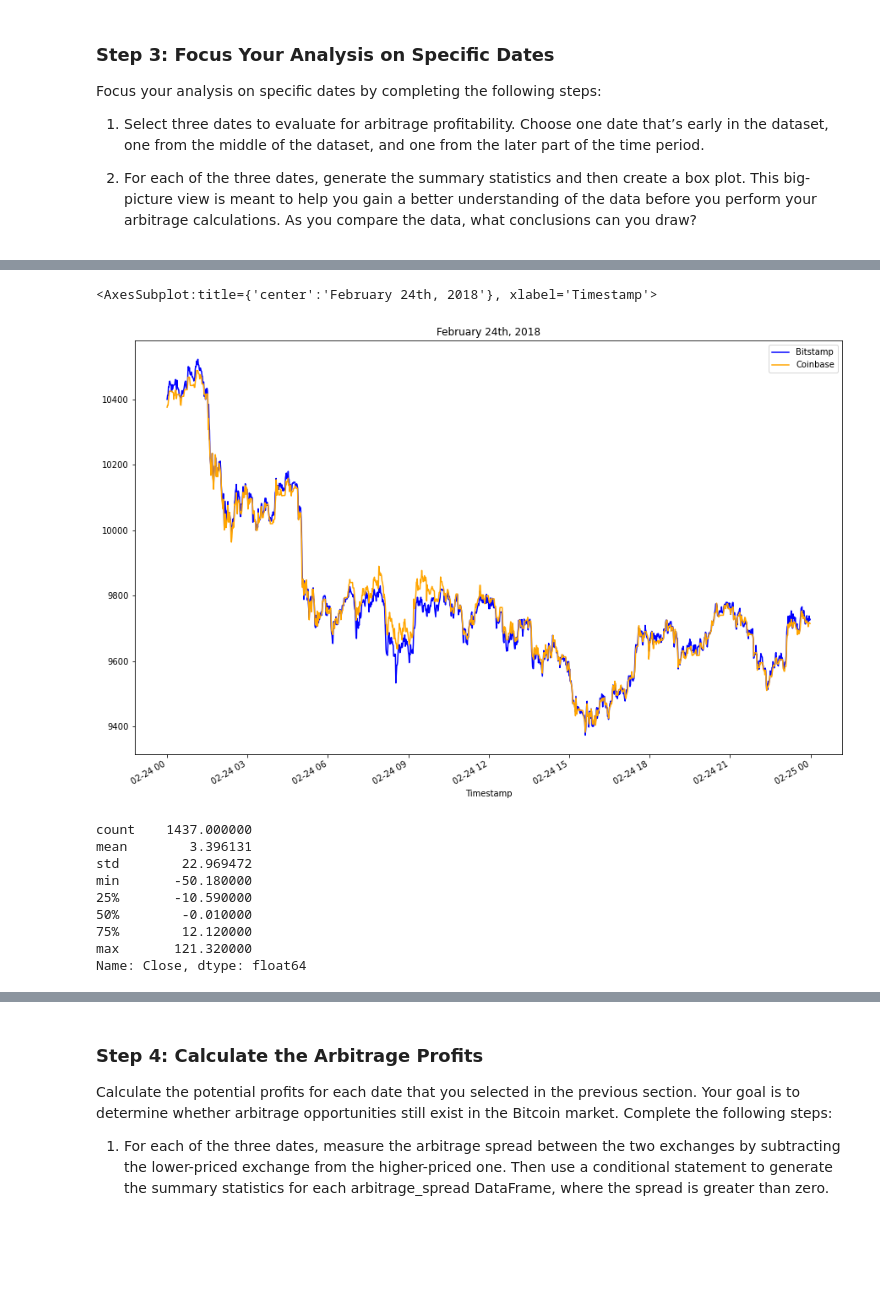
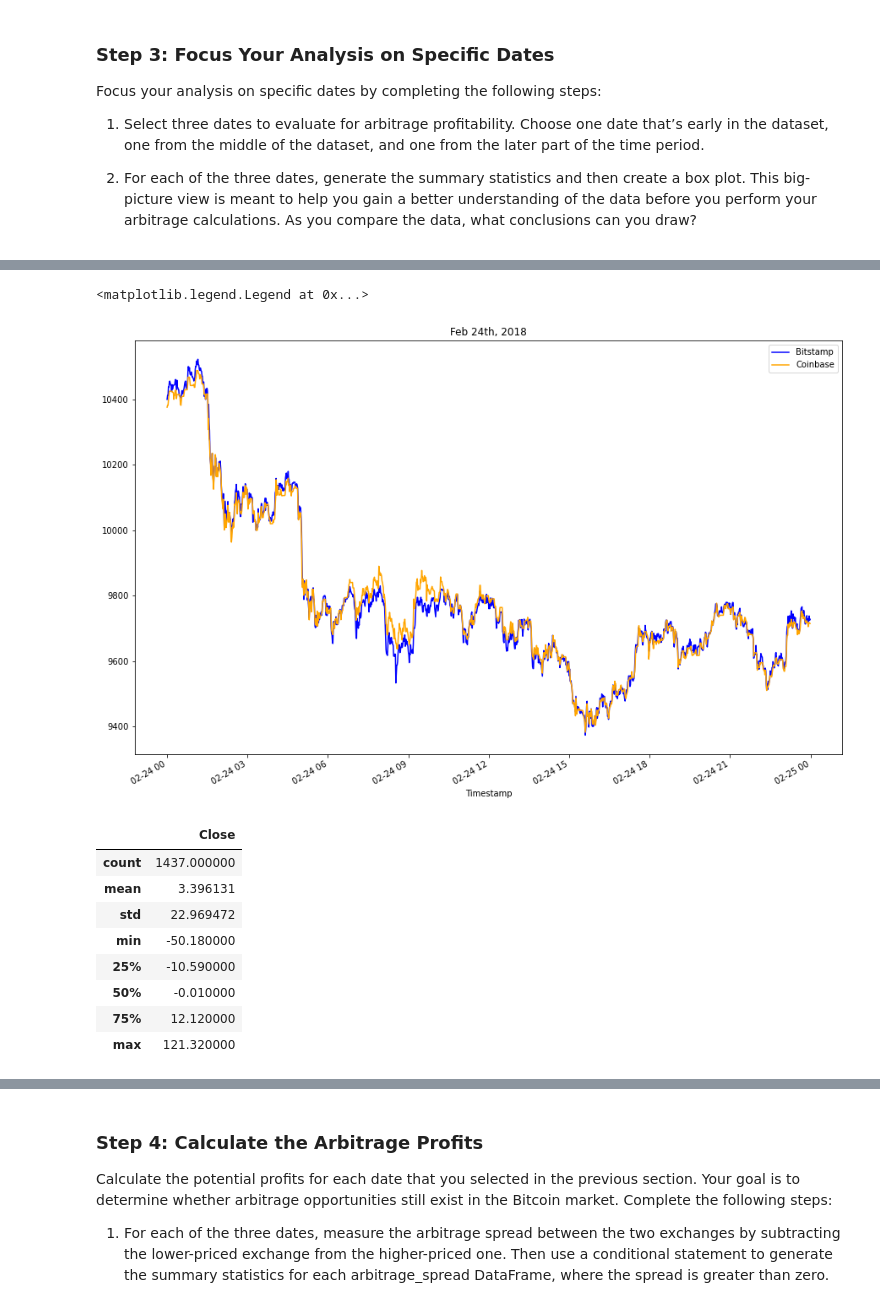
Before and after one commit to galcivar/module_03, a Jupyter notebook: crypto_arbitrage.ipynb, the cells around one changed output, grey strips where cells are left out. Cells and saved outputs as stored; diff of their text form; code cells hidden in the pictures; blank space fills up the shorter version.

```diff
--- a/crypto_arbitrage.ipynb
+++ b/crypto_arbitrage.ipynb
@@ -244,5 +243,5 @@ coinbase
 # %%
 # Coinbase: Converting Close to Float using pd_numeric
-coinbase["Close"] = pd.to_numeric(coinbase["Close"], downcast="float")
-coinbase["Close"]
+coinbase.loc[:,"Close"] = pd.to_numeric(coinbase.loc[:,"Close"])
+coinbase
 # %% [output]
@@ -261,7 +267,7 @@ Name: Close, Length: 129540, dtype: float32
 # %%
 # Coinbase: Count the rows before we cleanup for duplicates and we run drop_duplicates to cleanup duplicate rows. Then print the info.
 num_rows_start=len(coinbase)
-coinbase.drop_duplicates(keep=False,inplace=True)
+coinbase = coinbase.drop_duplicates()
 num_rows_end=len(coinbase)
 print(f"Cleaned up {num_rows_start-num_rows_end} duplicates")
 # %% [output]
@@ -288,7 +294,7 @@ Select the data you want to analyze. Use `loc` or `iloc` to select the following
 * Close
 # %%
 # Use loc or iloc to select `Timestamp (the index)` and `Close` from bitstamp DataFrame
-bitstamp_sliced = bitstamp.loc[:, ['Timestamp', 'Close']]
+bitstamp_sliced = bitstamp.iloc[:, [3]]
 
 # Review the first five rows of the DataFrame
 bitstamp_sliced.head(5)
@@ -302,6 +309,6 @@ bitstamp_sliced.head(5)
 # %%
 # Use loc or iloc to select `Timestamp (the index)` and `Close` from coinbase DataFrame
-coinbase_sliced = coinbase.loc[:, ['Timestamp', 'Close']]
+coinbase_sliced = coinbase.iloc[:, [3]]
 
 # Review the first five rows of the DataFrame
 coinbase_sliced.head(5)
@@ -431,26 +448,29 @@ Name: Close, dtype: float64
 # %%
 # Create an overlay plot that visualizes the two dataframes over a period of one day from the middle of the dataset.
 # Be sure that the plots include the parameters `legend`, `figsize`, `title`, `color` and `label`
-# YOUR CODE HERE
+date_middle = '2018-02-24'
+ax = bitstamp_sliced.loc[date_middle].plot.line(title='Feb 24th, 2018', color='blue', label='Bitstamp')
+coinbase_sliced.loc[date_middle].plot.line(ax=ax,figsize=(15,10), color='orange', label='Coinbase')
+ax.legend(["Bitstamp", "Coinbase"])
 # %% [output]
-<AxesSubplot:title={'center':'February 24th, 2018'}, xlabel='Timestamp'>
+<matplotlib.legend.Legend at 0x...>
-[figure, old version]
+[figure, new version]
 # %%
 # Using the date in the middle that you have selected, calculate the arbitrage spread
 # by subtracting the bitstamp lower closing prices from the coinbase higher closing prices
-arbitrage_spread_middle = # YOUR CODE HERE
+arbitrage_spread_middle = coinbase_sliced.loc[date_middle] - bitstamp_sliced.loc[date_middle]
 
 # Generate summary statistics
-# YOUR CODE HERE
+arbitrage_spread_middle.describe()
 # %% [output]
-count    1437.000000
-mean        3.396131
-std        22.969472
-min       -50.180000
-25%       -10.590000
-50%        -0.010000
-75%        12.120000
-max       121.320000
-Name: Close, dtype: float64
+|  | Close |
+| count | 1437.000000 |
+| mean | 3.396131 |
+| std | 22.969472 |
+| min | -50.180000 |
+| 25% | -10.590000 |
+| 50% | -0.010000 |
+| 75% | 12.120000 |
+| max | 121.320000 |
 # %%
 # Visualize the arbitrage spread from the middle of the dataset in a box plot
```
Also changed, not shown: parts of 59 cells of this notebook.
